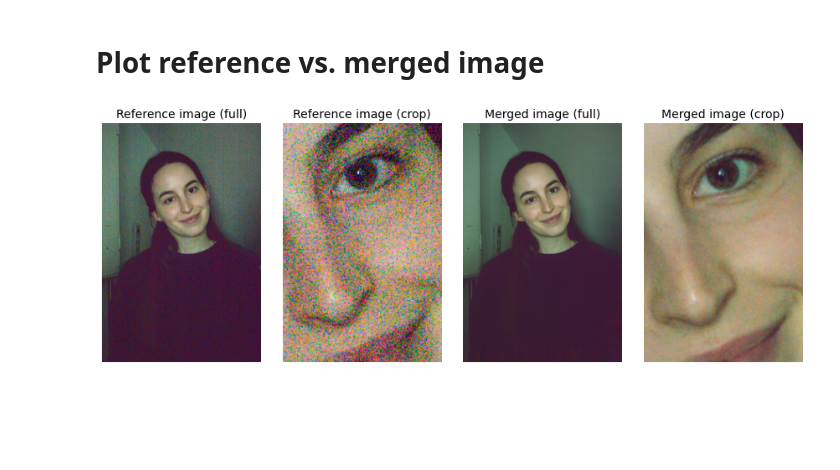
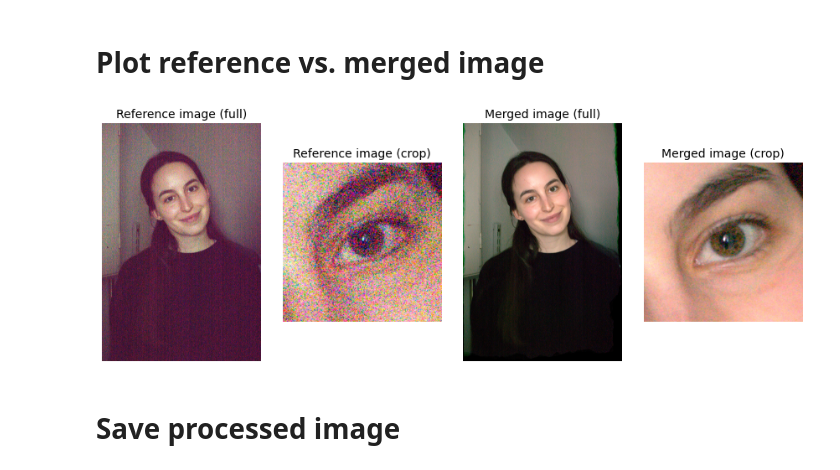
Before and after one commit to martin-marek/hdr-plus-pytorch, a Jupyter notebook: demo.ipynb, the cells around one changed output. Saved outputs shown, nothing was run; the diff lists cells and outputs as text; code cells hidden in the pictures; blank space fills up the shorter version.

```diff
--- a/demo.ipynb
+++ b/demo.ipynb
@@ -84,0 +83,4 @@ comp_images = images[torch.arange(len(images)) != ref_idx]
+# %%
+image_dir = 'Monika-RX100-51200-RAW'
+image_paths = sorted(glob(f'{image_dir}/*.*'))
+images = load_raw_images(image_paths)
@@ -97,0 +91,3 @@ torchvision.io.write_jpeg((merged_image.cpu()*255).to(torch.uint8), f'merged_ima
+# %%
+%%time
+merged_image = align.align_and_merge(images, device=device)
@@ -98,29 +97,49 @@ torchvision.io.write_jpeg((merged_image.cpu()*255).to(torch.uint8), f'merged_ima
 # %% [markdown]
 # Plot reference vs. merged image
+# %%
+def get_rgb_values(image_path, bayer_array=None, **kwargs):
+    """using a raw file [and modified bayer pixels], get rgb pixels"""
+    # open the raw image
+    with rawpy.imread(image_path) as raw:
+        # overwrite the original bayer array
+        if bayer_array is not None:
+            raw.raw_image[:] = bayer_array
+        # get postprocessed rgb pixels
+        rgb = raw.postprocess(**kwargs)
+    return rgb
 # %%
+# convert raw images to rgb images
+brigthness = 10
+ref_rgb = get_rgb_values(image_paths[0], no_auto_bright=True, bright=brigthness)
+merged_rgb = get_rgb_values(image_paths[0], merged_image[0], no_auto_bright=True, bright=brigthness)
+
+# figure
+font_size = 14
+fig, axs = plt.subplots(1, 4, figsize=[12, 8])
+
 # crop
-crop_y = [500, 800]
-crop_x = [650, 850]
+crop_y = [1300, 1800]
+crop_x = [1800, 2300]
 
 # reference image
-font_size = 14
-fig, axs = plt.subplots(1, 4, figsize=[12, 8])
-axs[0].imshow(ref_image.to('cpu').float().permute(1, 2, 0))
+axs[0].imshow(ref_rgb)
 axs[0].set_title('Reference image (full)', fontsize=font_size)
-axs[1].imshow(ref_image[:, crop_y[0]:crop_y[1]:, crop_x[0]:crop_x[1]].to('cpu').float().permute(1, 2, 0))
+axs[1].imshow(ref_rgb[crop_y[0]:crop_y[1]:, crop_x[0]:crop_x[1], :])
 axs[1].set_title('Reference image (crop)', fontsize=font_size)
 
 # merged burst
-axs[2].imshow(merged_image.to('cpu').float().permute(1, 2, 0))
+axs[2].imshow(merged_rgb)
 axs[2].set_title('Merged image (full)', fontsize=font_size)
-axs[3].imshow(merged_image[:, crop_y[0]:crop_y[1]:, crop_x[0]:crop_x[1]].to('cpu').float().permute(1, 2, 0))
+axs[3].imshow(merged_rgb[crop_y[0]:crop_y[1]:, crop_x[0]:crop_x[1], :])
 axs[3].set_title('Merged image (crop)', fontsize=font_size)
 
 for ax in axs:
     ax.set_aspect(1)
     ax.axis('off')
 plt.tight_layout()
 plt.savefig(f'before_and_after.jpg', bbox_inches='tight')
 plt.show()
 # %% [output]
-[figure, old version]
+[figure, new version]
+# %% [markdown]
+# Save processed image
```
Also changed, not shown: parts of 20 cells of this notebook, 6 other files.
